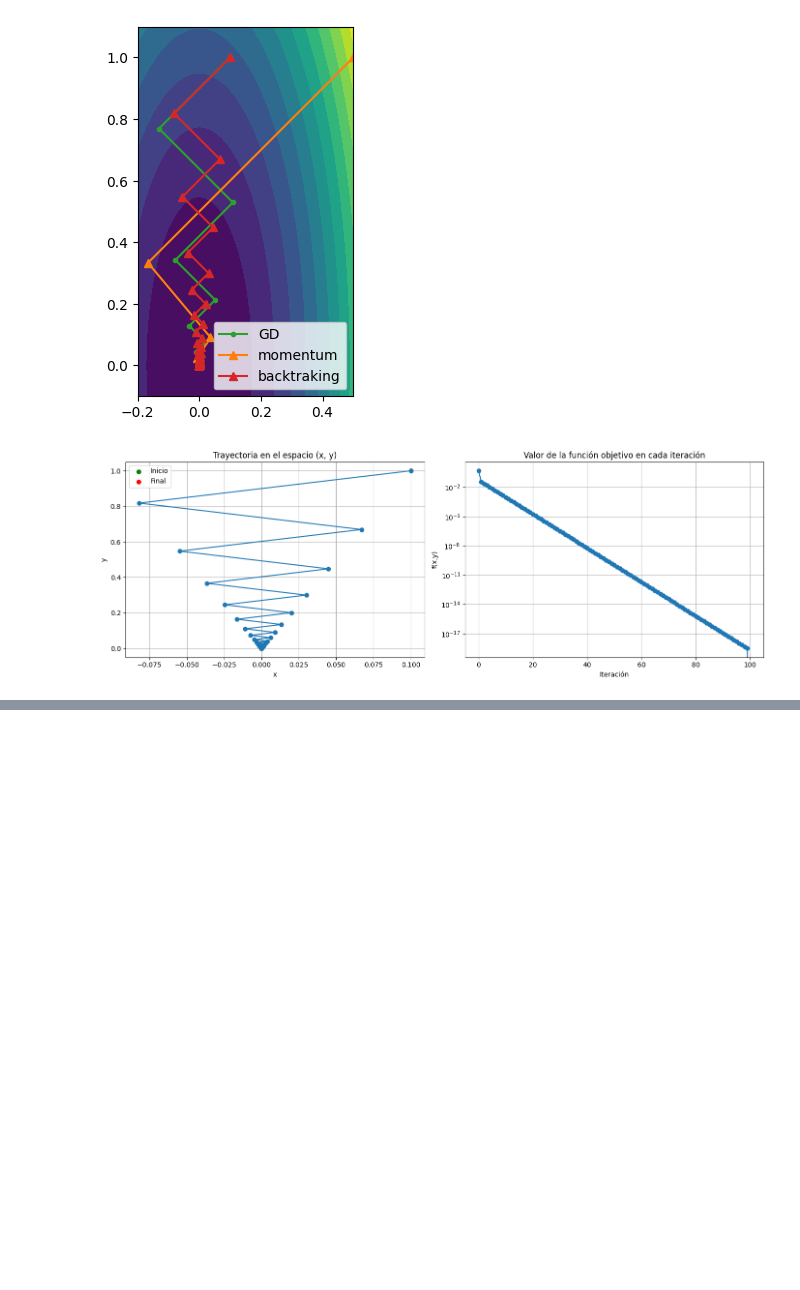
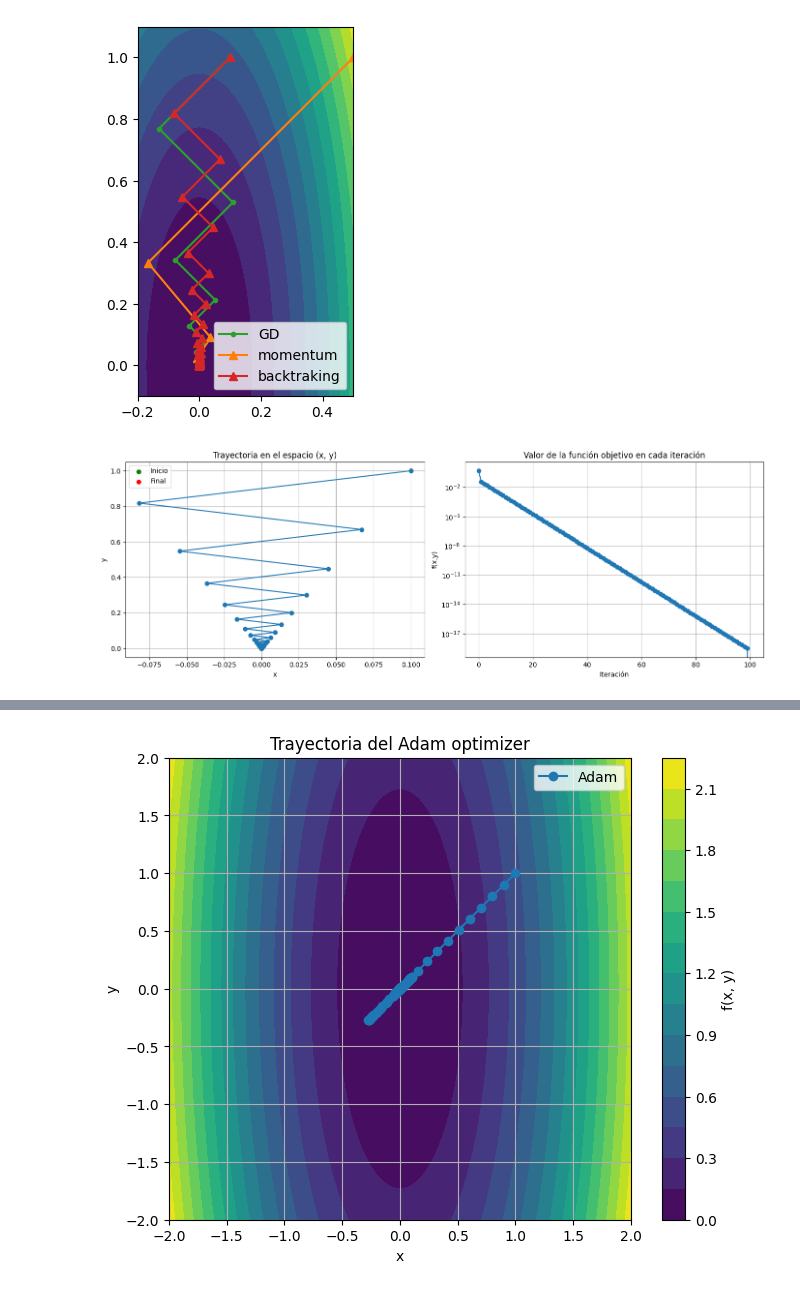
Before and after one commit to carbonecar/maestria, a Jupyter notebook: optimizacion/minimos_cuadrados/clase_3.ipynb, the cells around one changed output, grey strips where cells are left out. Drawn from its saved outputs; the diff is of its cells as text; code cells hidden in the pictures; blank space fills up the shorter version.

```diff
--- a/optimizacion/minimos_cuadrados/clase_3.ipynb
+++ b/optimizacion/minimos_cuadrados/clase_3.ipynb
@@ -415,0 +574,67 @@ def f2(x,y):
+# %%
+import numpy as np
+import matplotlib.pyplot as plt
+
+# Definición de la función y gradiente
+def test_fn(XY, a, b):
+    x, y = XY
+    return 0.5 * (x**2 + b * y**2)
+
+def grad(XY, a, b):
+    x, y = XY
+    return np.array([x, b * y])
+
+# Parámetros de la función
+a = 1
+b = 0.1
+alpha = 0.1
+beta1 = 0.9
+beta2 = 0.999
+eps = 1e-8
+num_steps = 100
+
+# Inicialización
+xk = np.zeros(num_steps + 1)
+yk = np.zeros(num_steps + 1)
+f_vals = np.zeros(num_steps + 1)
+
+xk[0], yk[0] = 1.0, 1.0
+m = np.zeros(2)
+v = np.zeros(2)
+
+# ADAM
+for t in range(1, num_steps + 1):
+    g = grad([xk[t-1], yk[t-1]], a, b)
+
+    m = beta1 * m + (1 - beta1) * g
+    v = beta2 * v + (1 - beta2) * (g ** 2)
+
+    m_hat = m / (1 - beta1 ** t)
+    v_hat = v / (1 - beta2 ** t)
+
+    step = alpha * m_hat / (np.sqrt(v_hat) + eps)
+    new_point = np.array([xk[t-1], yk[t-1]]) - step
+
+    xk[t], yk[t] = new_point
+    f_vals[t] = test_fn(new_point, a, b)
+
+# Crear el grid para el contorno
+xx = np.linspace(-2, 2, 300)
+yy = np.linspace(-2, 2, 300)
+X, Y = np.meshgrid(xx, yy)
+Z = test_fn([X, Y], a, b)
+
+# Plot
+plt.figure(figsize=(8, 6))
+plt.contourf(X, Y, Z, levels=20, cmap='viridis')
+plt.plot(xk, yk, color='C0', marker='o', label='Adam')
+plt.legend()
+plt.gca().set_aspect('equal')
+plt.title("Trayectoria del Adam optimizer")
+plt.xlabel("x")
+plt.ylabel("y")
+plt.colorbar(label="f(x, y)")
+plt.grid(True)
+plt.show()
+# %% [output]
+[figure, added]
```
Also changed, not shown: parts of 10 cells of this notebook, 14 other files.
